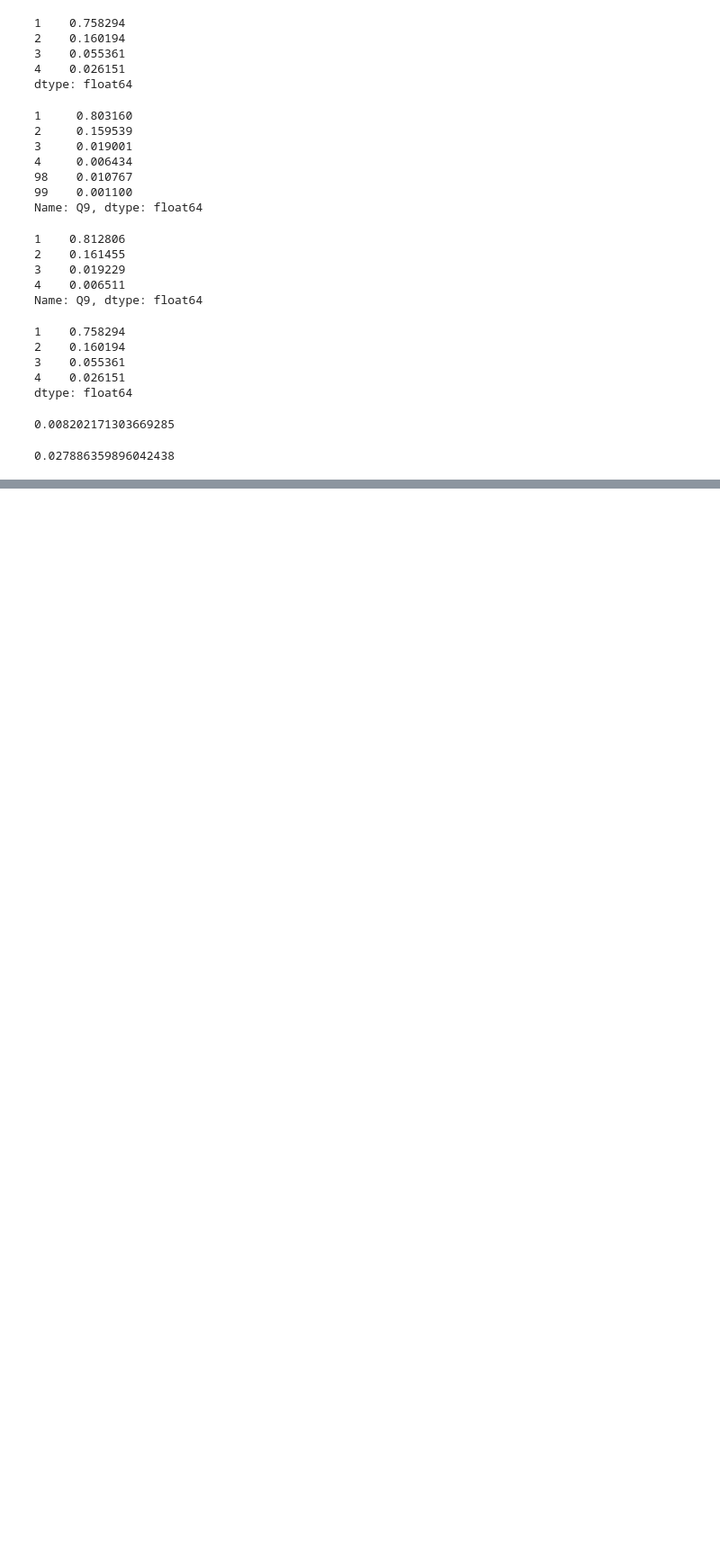
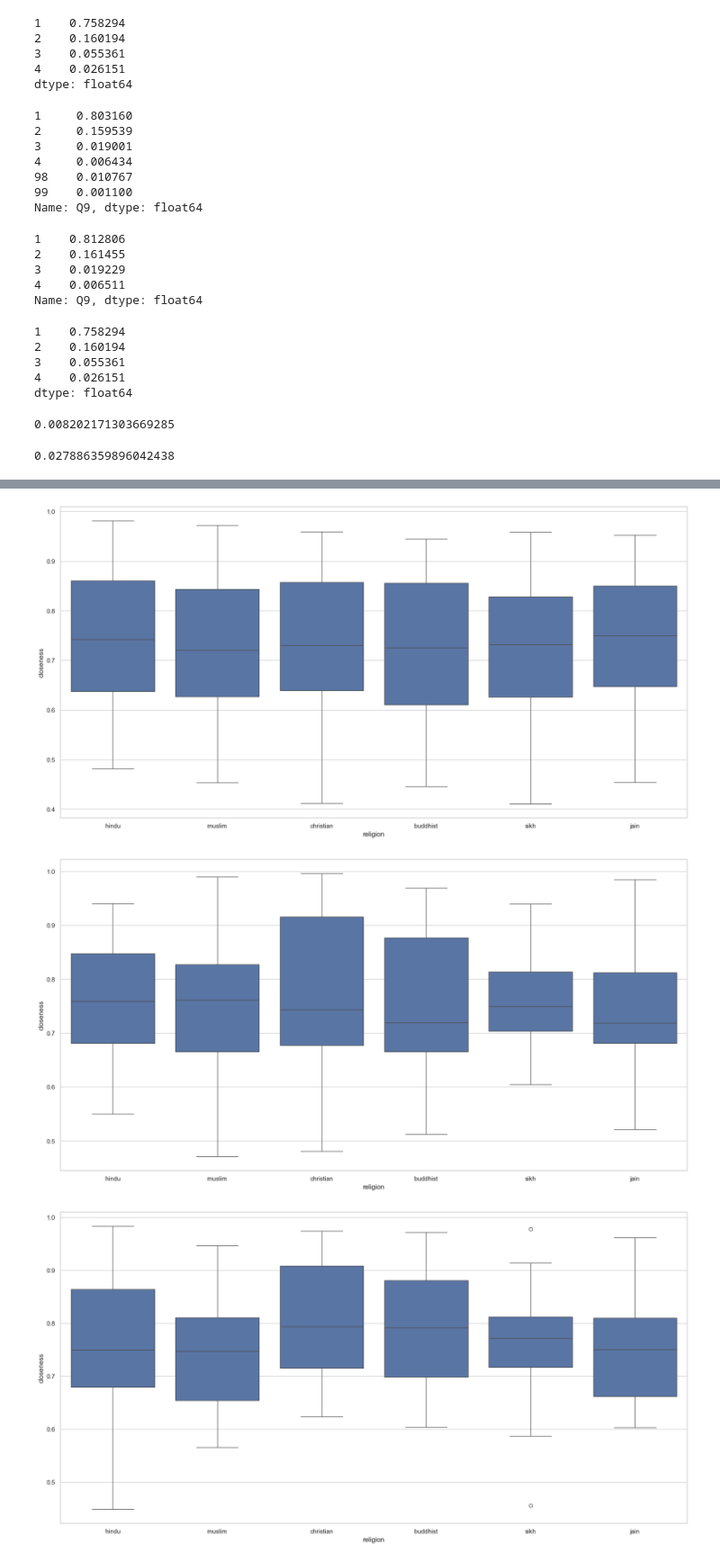
Before and after one commit to HariShankar08/LLMOpinions, a Jupyter notebook: book_check_response_stats.ipynb, the cells around one changed output, grey strips where cells are left out. Shown: that part at 90% size. Cells and saved outputs as stored; diff of their text form; code cells hidden in the pictures; blank space fills up the shorter version.

```diff
--- a/book_check_response_stats.ipynb
+++ b/book_check_response_stats.ipynb
@@ -211,0 +573,18 @@ wasserstein_distance(model_non_refusal, human_non_refusal)
+# %%
+df_BIO = df_closeness[df_closeness['group_type'] == 'BIO']
+df_QA = df_closeness[df_closeness['group_type'] == 'QA']
+df_PORTRAY = df_closeness[df_closeness['group_type'] == 'PORTRAY']
+# %%
+plt.figure(figsize=(20,10))
+sns.boxplot(x='religion',y='closeness',data=df_PORTRAY)
+plt.show()
+plt.figure(figsize=(20,10))
+sns.boxplot(x='religion',y='closeness',data=df_BIO)
+plt.show()
+plt.figure(figsize=(20,10))
+sns.boxplot(x='religion',y='closeness',data=df_QA)
+plt.show()
+# %% [output]
+[figure, added]
+[figure, added]
+[figure, added]
```
Also changed, not shown: parts of 32 cells of this notebook.
